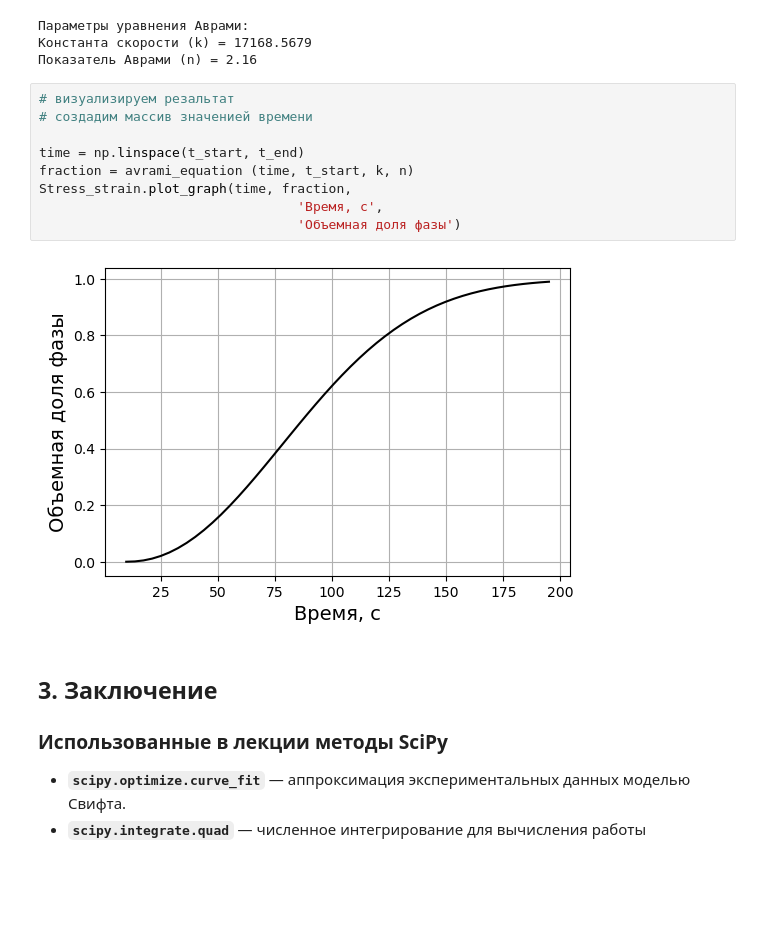
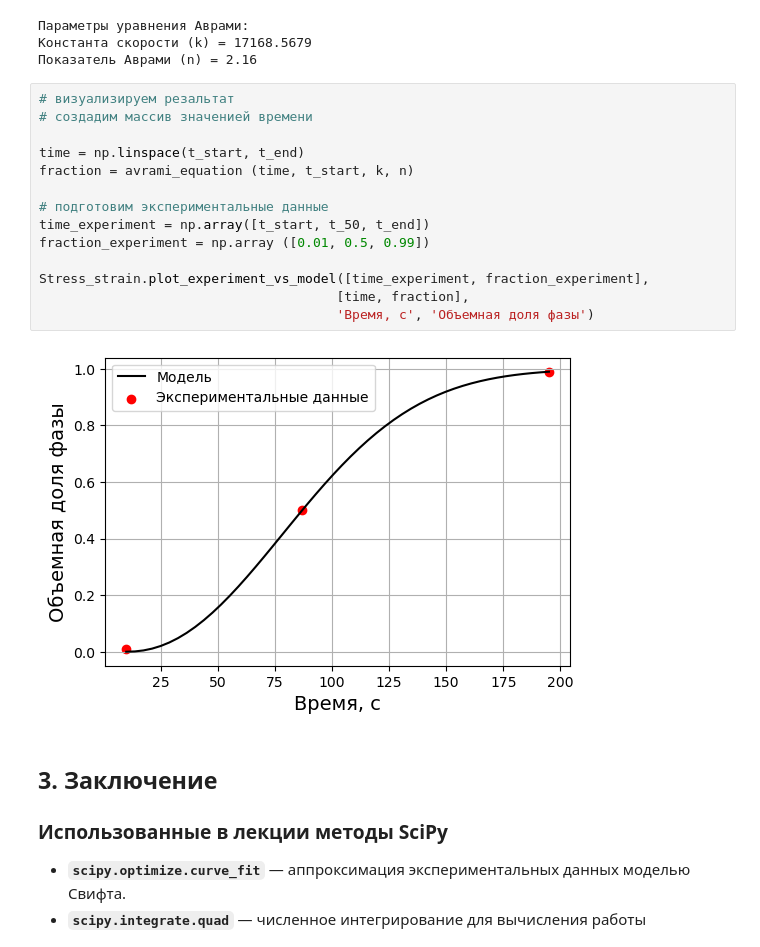
Before and after one commit to AlexanderASidorov/tension_test_calculations, a Jupyter notebook: bin/Lection_007.ipynb, the cells around one changed output. Saved outputs shown, nothing was run; the diff lists cells and outputs as text; blank space fills up the shorter version.

```diff
--- a/bin/Lection_007.ipynb
+++ b/bin/Lection_007.ipynb
@@ -248,14 +248,19 @@ print(f"Показатель Аврами (n) = {n:.2f}")
 # %%
 # визуализируем резальтат
 # создадим массив значенией времени
 
 time = np.linspace(t_start, t_end)
 fraction = avrami_equation (time, t_start, k, n)
-Stress_strain.plot_graph(time, fraction,
-                                 'Время, с',
-                                 'Объемная доля фазы')
+
+# подготовим экспериментальные данные
+time_experiment = np.array([t_start, t_50, t_end])
+fraction_experiment = np.array ([0.01, 0.5, 0.99])
+
+Stress_strain.plot_experiment_vs_model([time_experiment, fraction_experiment],
+                                      [time, fraction],
+                                      'Время, с', 'Объемная доля фазы')
 # %% [output]
-[figure, old version]
+[figure, new version]
 # %% [markdown]
 ## 3. Заключение
 ### Использованные в лекции методы SciPy
```
Also changed, not shown: 9 other files.
